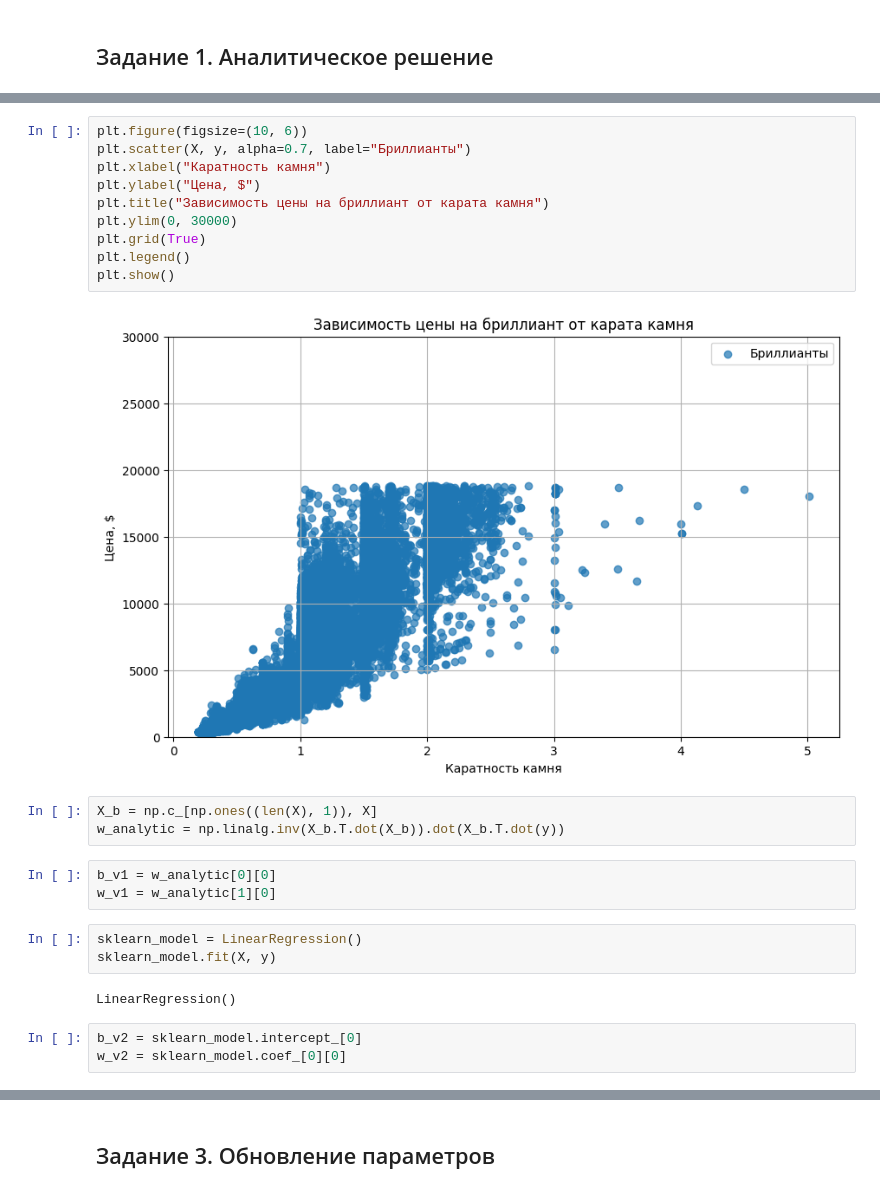
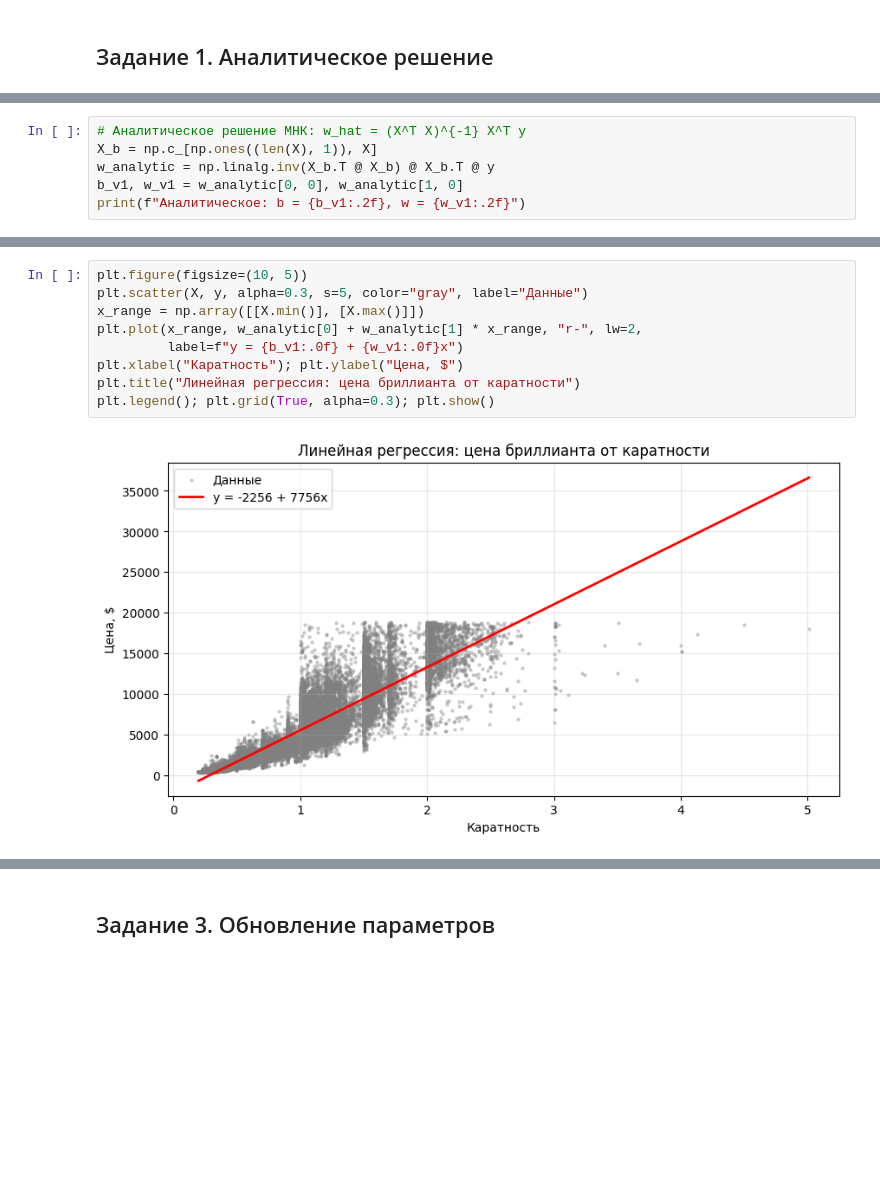
Before and after one commit to KhubbatulinMark/sber-21-rudn, a Jupyter notebook: solutions/ML/03-lr-solution.ipynb, the cells around one changed output, grey strips where cells are left out. Saved outputs shown, nothing was run; the diff lists cells and outputs as text; blank space fills up the shorter version.

```diff
--- a/solutions/ML/03-lr-solution.ipynb
+++ b/solutions/ML/03-lr-solution.ipynb
@@ -85,0 +23,6 @@ print(f"Диапазон price: {y.min()} - {y.max()} долларов")
+# %%
+# Аналитическое решение МНК: w_hat = (X^T X)^{-1} X^T y
+X_b = np.c_[np.ones((len(X), 1)), X]
+w_analytic = np.linalg.inv(X_b.T @ X_b) @ X_b.T @ y
+b_v1, w_v1 = w_analytic[0, 0], w_analytic[1, 0]
+print(f"Аналитическое: b = {b_v1:.2f}, w = {w_v1:.2f}")
@@ -86,26 +48,11 @@ print(f"Диапазон price: {y.min()} - {y.max()} долларов")
 # %%
-plt.figure(figsize=(10, 6))
-plt.scatter(X, y, alpha=0.7, label="Бриллианты")
-plt.xlabel("Каратность камня")
-plt.ylabel("Цена, $")
-plt.title("Зависимость цены на бриллиант от карата камня")
-plt.ylim(0, 30000)
-plt.grid(True)
-plt.legend()
-plt.show()
+plt.figure(figsize=(10, 5))
+plt.scatter(X, y, alpha=0.3, s=5, color="gray", label="Данные")
+x_range = np.array([[X.min()], [X.max()]])
+plt.plot(x_range, w_analytic[0] + w_analytic[1] * x_range, "r-", lw=2,
+         label=f"y = {b_v1:.0f} + {w_v1:.0f}x")
+plt.xlabel("Каратность"); plt.ylabel("Цена, $")
+plt.title("Линейная регрессия: цена бриллианта от каратности")
+plt.legend(); plt.grid(True, alpha=0.3); plt.show()
 # %% [output]
-[figure, old version]
+[figure, new version]
-# %%
-X_b = np.c_[np.ones((len(X), 1)), X]
-w_analytic = np.linalg.inv(X_b.T.dot(X_b)).dot(X_b.T.dot(y))
-# %%
-b_v1 = w_analytic[0][0]
-w_v1 = w_analytic[1][0]
-# %%
-sklearn_model = LinearRegression()
-sklearn_model.fit(X, y)
-# %% [output]
-LinearRegression()
-# %%
-b_v2 = sklearn_model.intercept_[0]
-w_v2 = sklearn_model.coef_[0][0]
```
Also changed, not shown: parts of 85 cells of this notebook, 2 other files.
